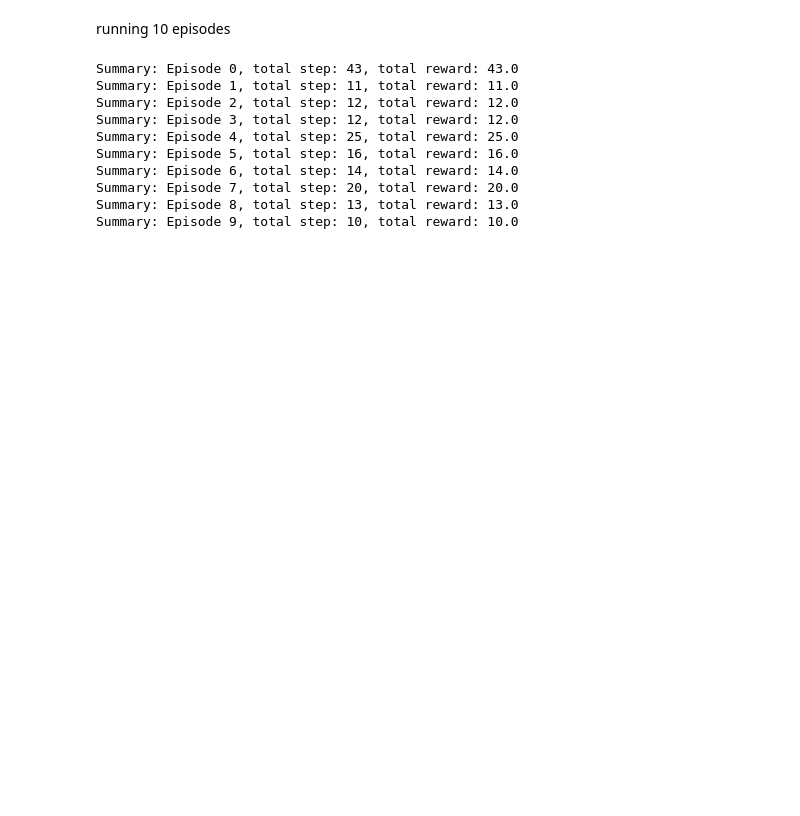
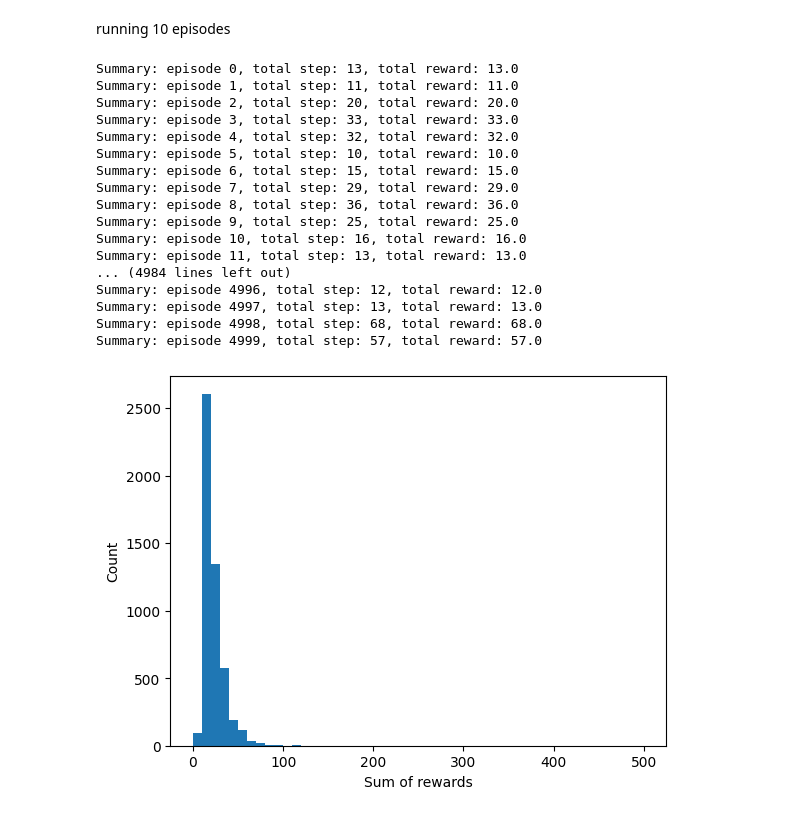
Before and after one commit to timothychangke/cart-pole, a Jupyter notebook: cartpole.ipynb, the cells around one changed output. Cells and saved outputs as stored; diff of their text form; code cells hidden in the pictures; blank space fills up the shorter version.

Commit message:
added graph

```diff
--- a/cartpole.ipynb
+++ b/cartpole.ipynb
@@ -195,39 +159,58 @@ Summary: total step: 17, total reward: 17.0
 # %% [markdown]
 running 10 episodes
 # %%
-EPISODE_COUNT = 10
+EPISODE_COUNT = 5000
 STEP_COUNT = 500
 
-env = gym.make("CartPole-v1", render_mode="human")
+# env = gym.make("CartPole-v1", render_mode="human")
+env = gym.make("CartPole-v1")
+
+all_episodes_reward = []
 
 for episode in range(EPISODE_COUNT):
     observation, info = env.reset() # initial state
     total_reward = []
     total_step = 0
-    env.render()
+    # env.render()
     for step in range(STEP_COUNT):
         random_action = env.action_space.sample()
         observation, reward, terminated, truncated, info = env.step(random_action)
         total_step += 1
         total_reward.append(reward)
         # print(f"episode {episode}, step {step}, action: {random_action}, observation: {observation}")
-        time.sleep(0.05)
+        # time.sleep(0.05)
 
         if terminated or truncated:
             print(f"Summary: episode {episode}, total step: {total_step}, total reward: {np.sum(total_reward)}")
             observation, info = env.reset()
-            time.sleep(1)
+            all_episodes_reward.append(np.sum(total_reward))
+            # time.sleep(1)
             break
 
 env.close()
 # %% [output]
-Summary: Episode 0, total step: 43, total reward: 43.0
-Summary: Episode 1, total step: 11, total reward: 11.0
-Summary: Episode 2, total step: 12, total reward: 12.0
-Summary: Episode 3, total step: 12, total reward: 12.0
-Summary: Episode 4, total step: 25, total reward: 25.0
-Summary: Episode 5, total step: 16, total reward: 16.0
-Summary: Episode 6, total step: 14, total reward: 14.0
-Summary: Episode 7, total step: 20, total reward: 20.0
-Summary: Episode 8, total step: 13, total reward: 13.0
-Summary: Episode 9, total step: 10, total reward: 10.0
+Summary: episode 0, total step: 13, total reward: 13.0
+Summary: episode 1, total step: 11, total reward: 11.0
+Summary: episode 2, total step: 20, total reward: 20.0
+Summary: episode 3, total step: 33, total reward: 33.0
+Summary: episode 4, total step: 32, total reward: 32.0
+Summary: episode 5, total step: 10, total reward: 10.0
+Summary: episode 6, total step: 15, total reward: 15.0
+Summary: episode 7, total step: 29, total reward: 29.0
+Summary: episode 8, total step: 36, total reward: 36.0
+Summary: episode 9, total step: 25, total reward: 25.0
+Summary: episode 10, total step: 16, total reward: 16.0
+Summary: episode 11, total step: 13, total reward: 13.0
+... (4984 lines left out)
+Summary: episode 4996, total step: 12, total reward: 12.0
+Summary: episode 4997, total step: 13, total reward: 13.0
+Summary: episode 4998, total step: 68, total reward: 68.0
+Summary: episode 4999, total step: 57, total reward: 57.0
+# %%
+import matplotlib.pyplot as plt
+plt.hist(all_episodes_reward, bins=50, range=(0,500))
+plt.xlabel('Sum of rewards')
+plt.ylabel('Count')
+plt.show()
+# %% [output]
+[figure, added]
```
Also changed, not shown: parts of 4 cells of this notebook.
